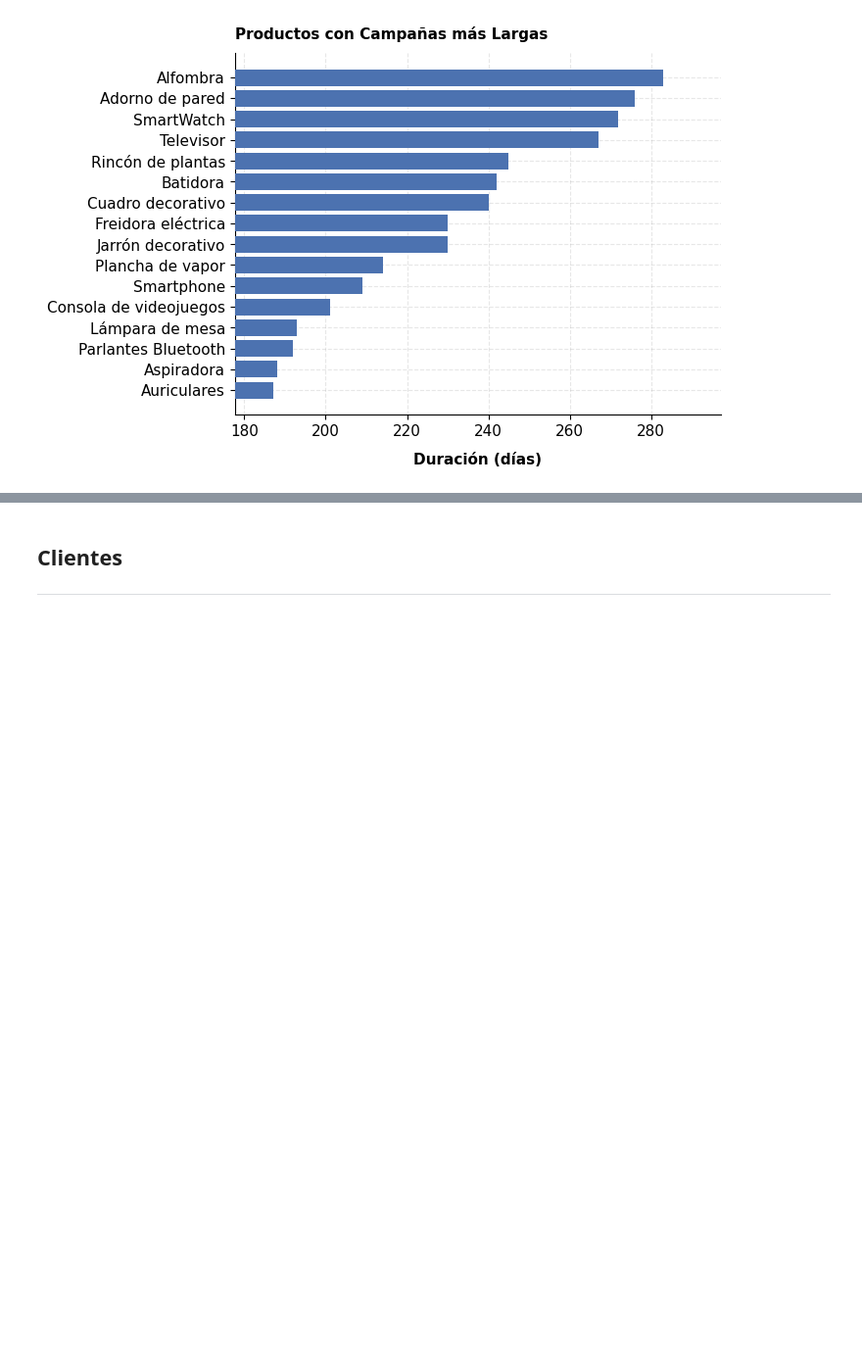
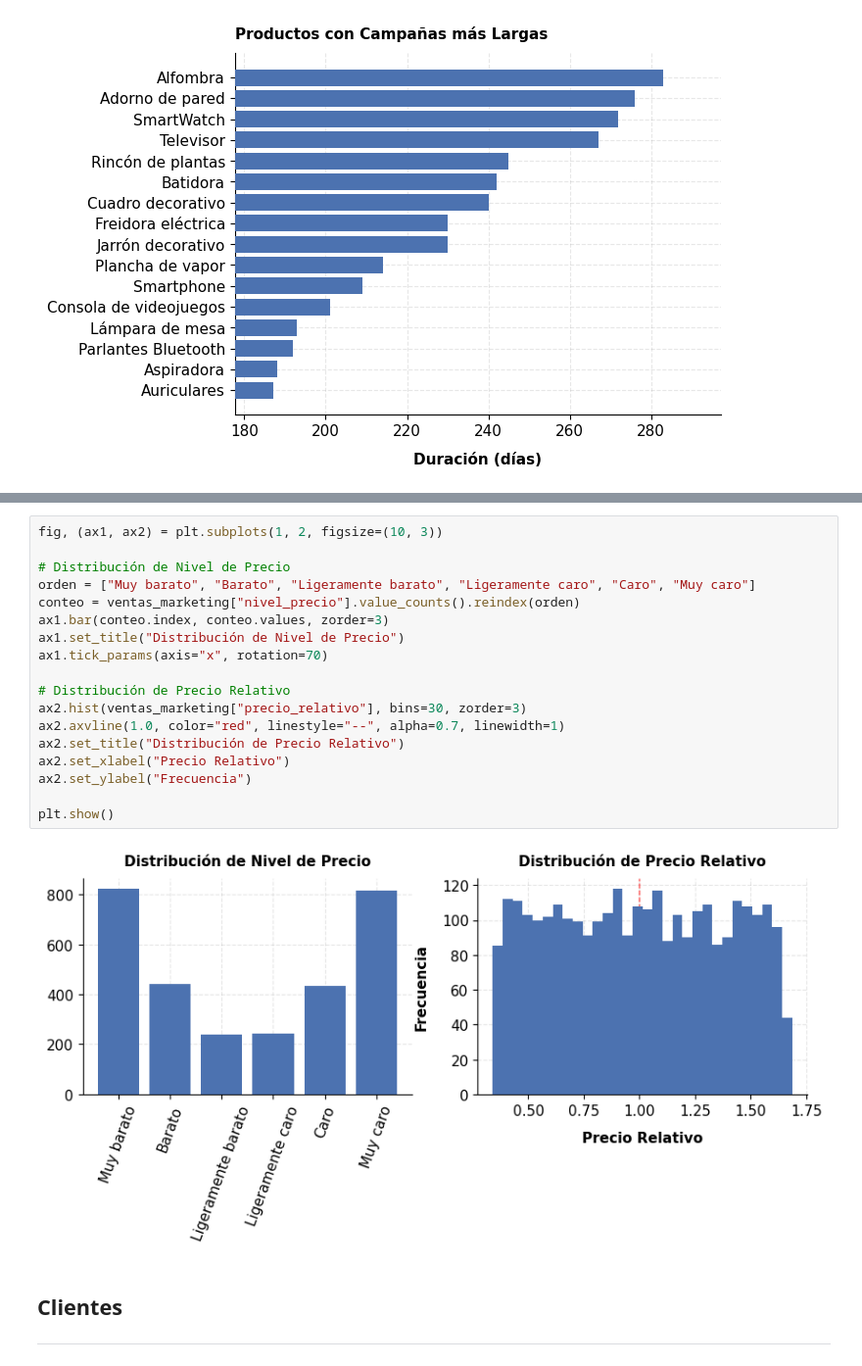
Before and after one commit to NicolasPalomaresDS/PalomaresNicolas-Comision2611-TPIDataAnalytics, a Jupyter notebook: notebooks/analisis.ipynb, the cells around one changed output, grey strips where cells are left out. Shown at 98% size. Saved outputs shown, nothing was run; the diff lists cells and outputs as text; blank space fills up the shorter version.

```diff
--- a/notebooks/analisis.ipynb
+++ b/notebooks/analisis.ipynb
@@ -183,3 +211,23 @@ plt.show()
+# %%
+fig, (ax1, ax2) = plt.subplots(1, 2, figsize=(10, 3))
+
+# Distribución de Nivel de Precio
+orden = ["Muy barato", "Barato", "Ligeramente barato", "Ligeramente caro", "Caro", "Muy caro"]
+conteo = ventas_marketing["nivel_precio"].value_counts().reindex(orden)
+ax1.bar(conteo.index, conteo.values, zorder=3)
+ax1.set_title("Distribución de Nivel de Precio")
+ax1.tick_params(axis="x", rotation=70)
+
+# Distribución de Precio Relativo
+ax2.hist(ventas_marketing["precio_relativo"], bins=30, zorder=3)
+ax2.axvline(1.0, color="red", linestyle="--", alpha=0.7, linewidth=1)
+ax2.set_title("Distribución de Precio Relativo")
+ax2.set_xlabel("Precio Relativo")
+ax2.set_ylabel("Frecuencia")
+
+plt.show()
+# %% [output]
+[figure, added]
 # %% [markdown]
 ## Clientes
 ---
```
Also changed, not shown: parts of 18 cells of this notebook, 1 other file.
